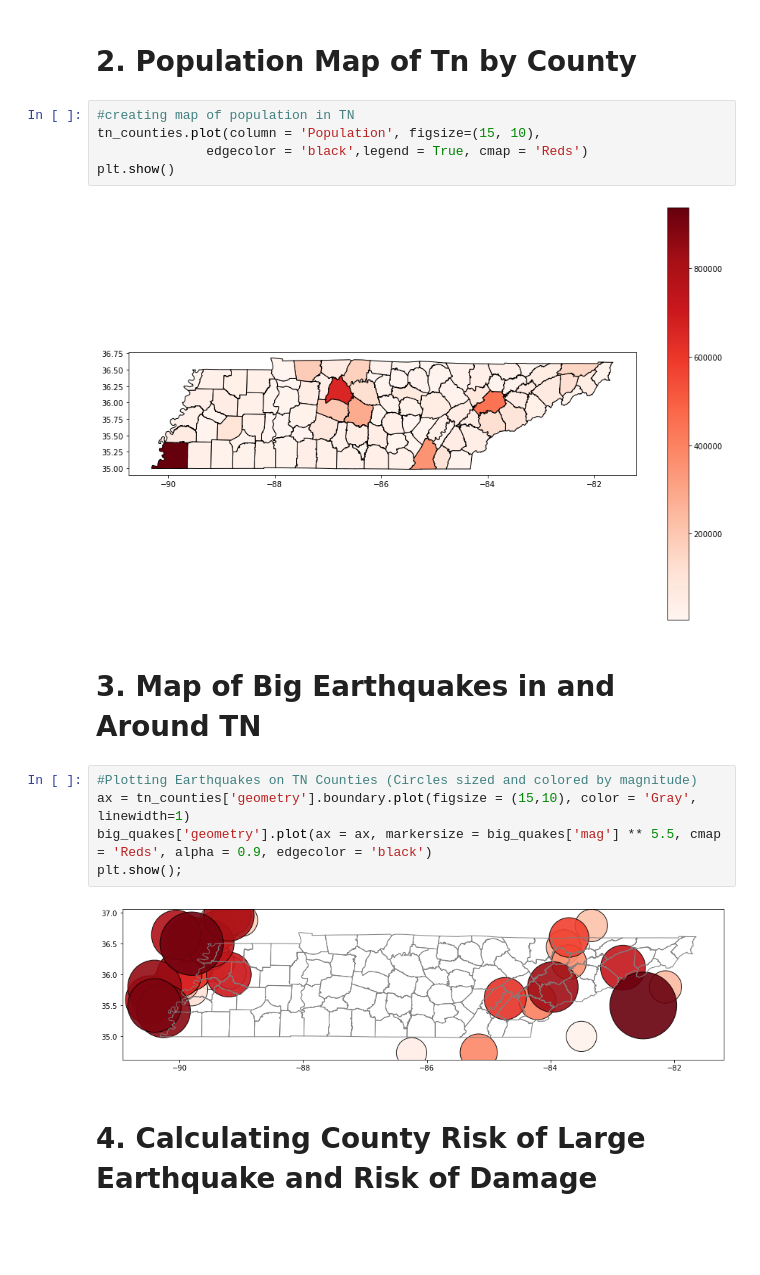
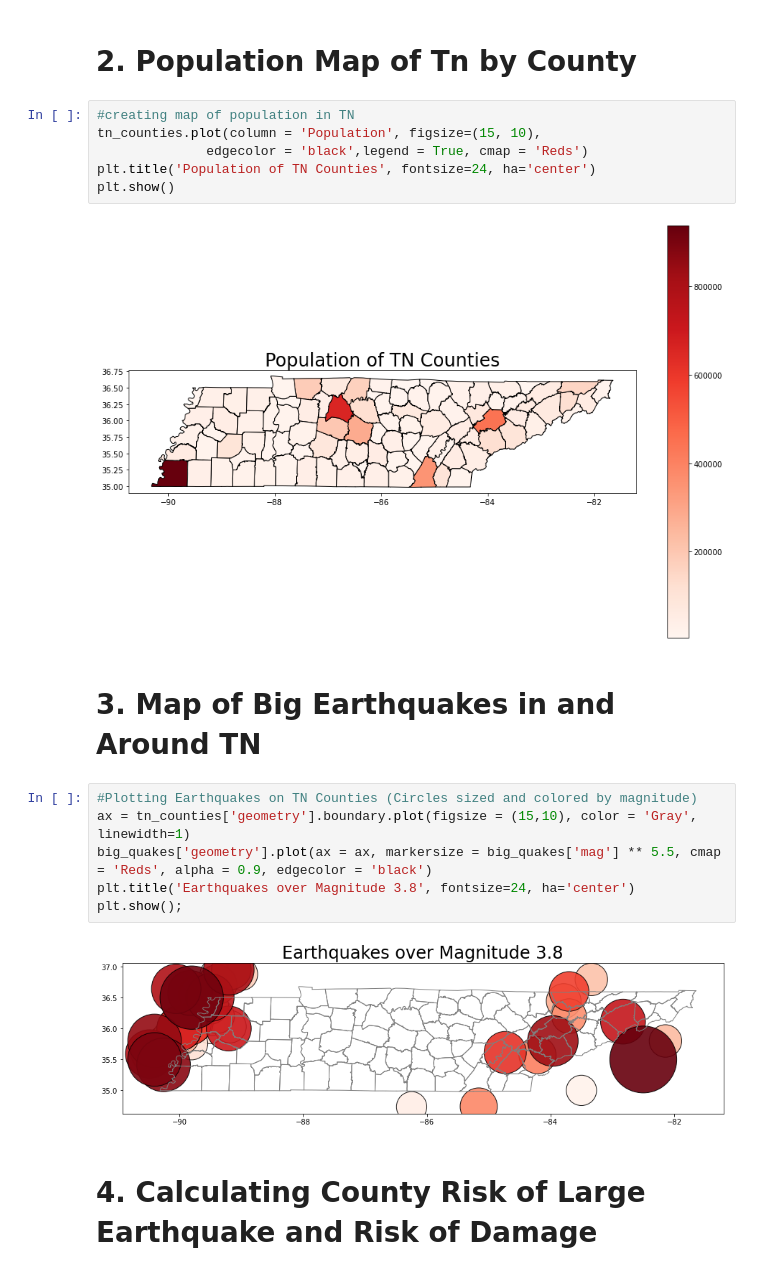
Before and after one commit to nss-data-science-cohort-4/dq3-earthquakes-mst-2-0, a Jupyter notebook: Notebooks/Tennessee Counties, Population, and Earthquakes.ipynb, the cells around one changed output. Cells and saved outputs as stored; diff of their text form; blank space fills up the shorter version.

Commit message:
added comments and titles

```diff
--- a/Notebooks/Tennessee Counties, Population, and Earthquakes.ipynb
+++ b/Notebooks/Tennessee Counties, Population, and Earthquakes.ipynb
@@ -46,18 +48,20 @@ big_quakes = gpd.GeoDataFrame(big_quakes, geometry = big_quakes['geometry'])
 #creating map of population in TN
 tn_counties.plot(column = 'Population', figsize=(15, 10),
               edgecolor = 'black',legend = True, cmap = 'Reds')
+plt.title('Population of TN Counties', fontsize=24, ha='center')
 plt.show()
 # %% [output]
-[figure, old version]
+[figure, new version]
 # %% [markdown]
 # 3. Map of Big Earthquakes in and Around TN
 # %%
 #Plotting Earthquakes on TN Counties (Circles sized and colored by magnitude)
 ax = tn_counties['geometry'].boundary.plot(figsize = (15,10), color = 'Gray', linewidth=1)
 big_quakes['geometry'].plot(ax = ax, markersize = big_quakes['mag'] ** 5.5, cmap = 'Reds', alpha = 0.9, edgecolor = 'black')
+plt.title('Earthquakes over Magnitude 3.8', fontsize=24, ha='center')
 plt.show();
 # %% [output]
-[figure, old version]
+[figure, new version]
 # %% [markdown]
 # 4. Calculating County Risk of Large Earthquake and Risk of Damage
 # %%
```
Also changed, not shown: parts of 7 cells of this notebook.
